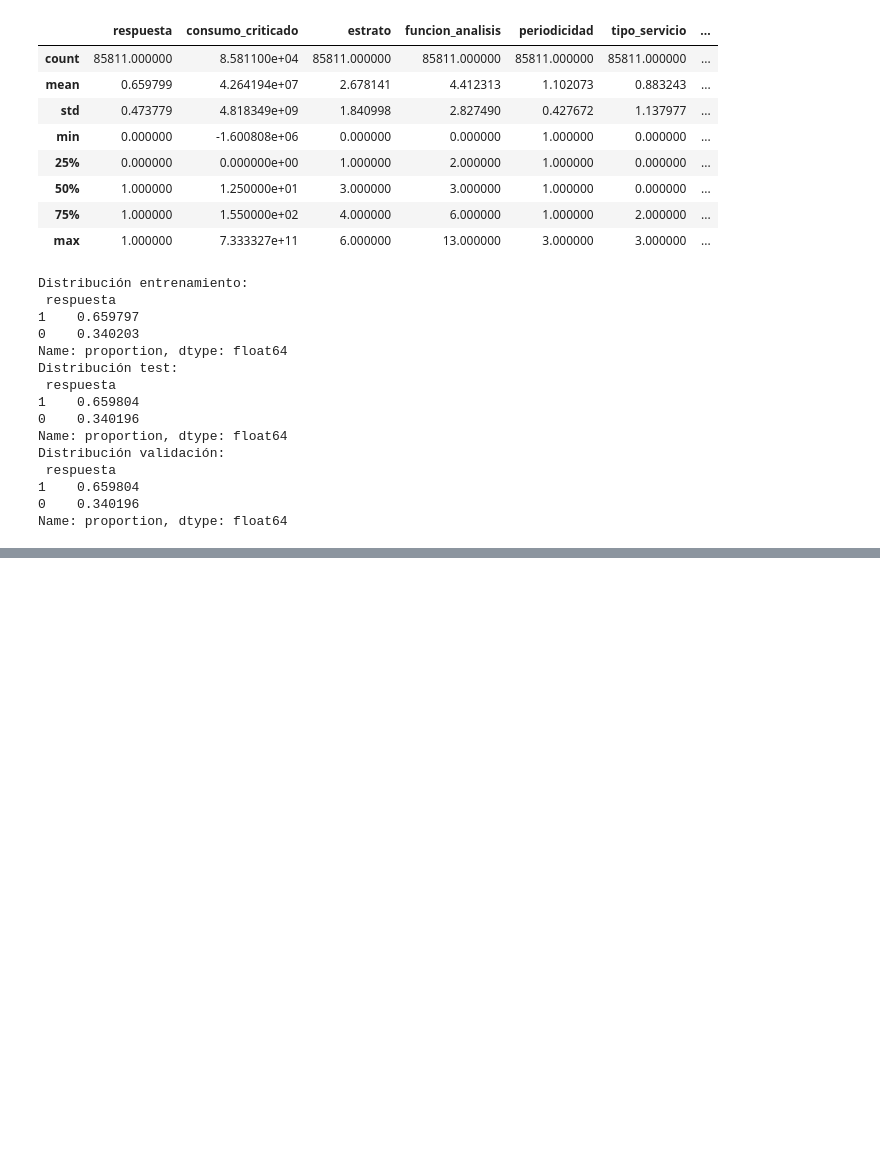
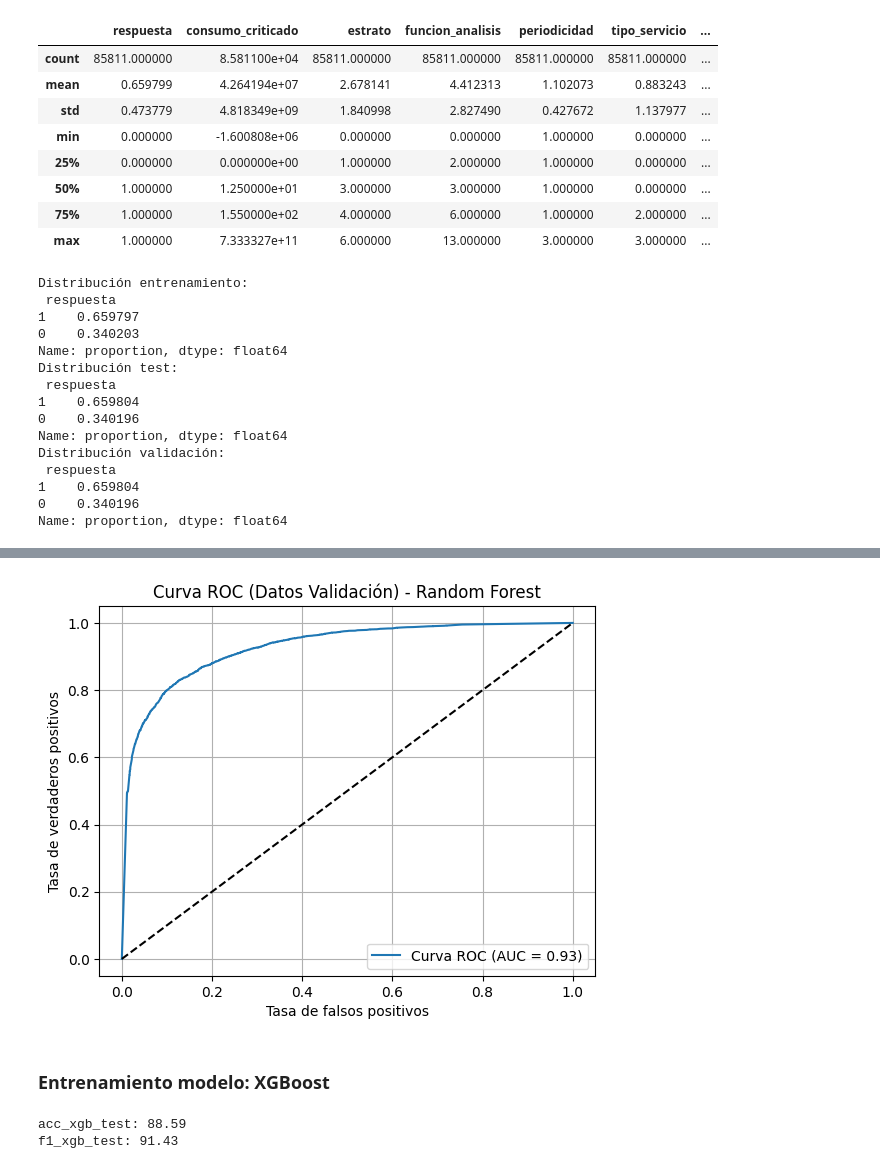
Before and after one commit to andreess891/Proyecto1_UdeM, a Jupyter notebook: Proyecto.ipynb, the cells around one changed output, grey strips where cells are left out. Cells and saved outputs as stored; diff of their text form; code cells hidden in the pictures; blank space fills up the shorter version.

```diff
--- a/Proyecto.ipynb
+++ b/Proyecto.ipynb
@@ -691,0 +869,18 @@ target_validacion = df_val["respuesta"]
+# %%
+y_scores_validacion = randomforest.predict_proba(predictors_validacion)[:, 1]
+fpr_validacion, tpr_validacion, thresholds_validacion = roc_curve(target_validacion, y_scores_validacion)
+roc_auc = auc(fpr_validacion, tpr_validacion)
+
+plt.figure()
+plt.plot(fpr_validacion, tpr_validacion, label=f'Curva ROC (AUC = {roc_auc:.2f})')
+plt.plot([0, 1], [0, 1], 'k--')
+plt.xlabel('Tasa de falsos positivos')
+plt.ylabel('Tasa de verdaderos positivos')
+plt.title('Curva ROC (Datos Validación) - Random Forest')
+plt.legend(loc='lower right')
+plt.grid()
+plt.show()
+# %% [output]
+[figure, added]
+# %% [markdown]
+### Entrenamiento modelo: **XGBoost**
@@ -691,0 +896,13 @@ target_validacion = df_val["respuesta"]
+# %%
+# Hacer predicciones con la data de train
+y_pred_xgb_train = model_xgb.predict(predictors_train)
+
+# Evaluar exactitud
+acc_xgb_train = round(accuracy_score(y_pred_xgb_train, target_train) * 100, 2)
+f1_xgb_train = round(f1_score(y_pred_xgb_train, target_train) * 100, 2)
+
+print(f'acc_xgb_train: {acc_xgb_train}')
+print(f'f1_xgb_train: {f1_xgb_train}')
+# %% [output]
+acc_xgb_test: 88.59
+f1_xgb_test: 91.43
```
Also changed, not shown: parts of 51 cells of this notebook, 4 other files.
